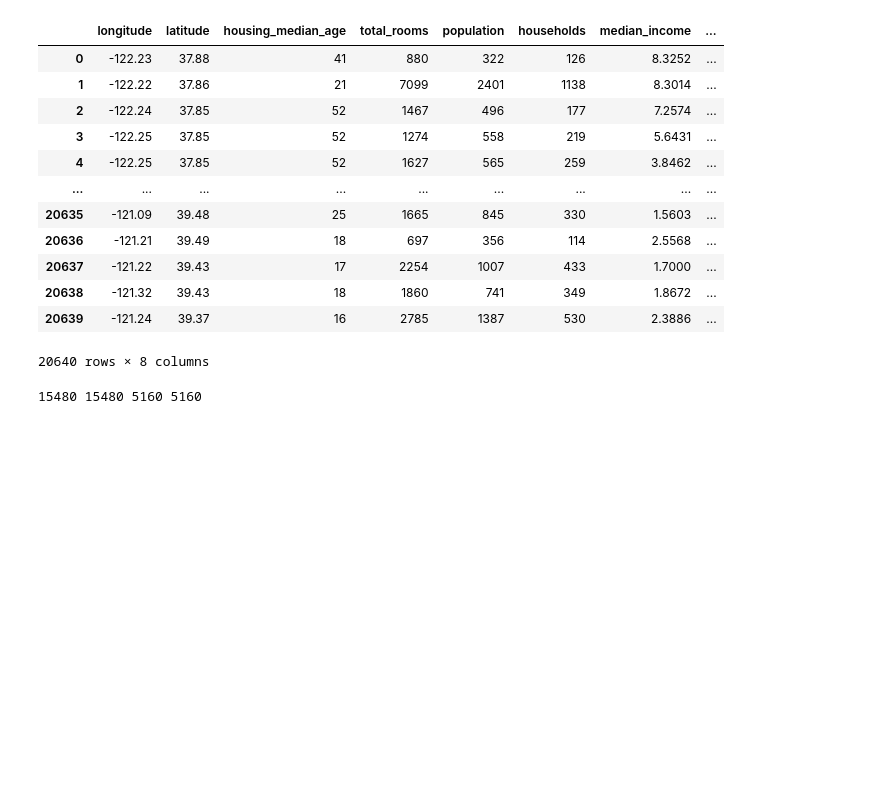
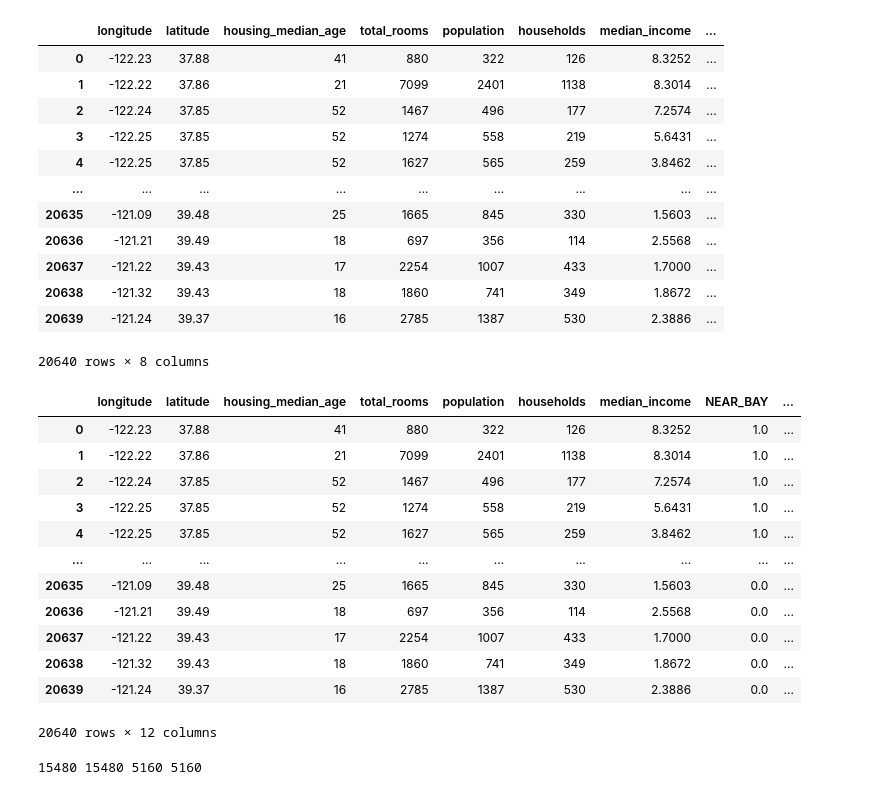
Before and after one commit to MarcDagher/Machine-Learning-Practice, a Jupyter notebook: Regression/Housing Prices/regression_models.ipynb, the cells around one changed output. Drawn from its saved outputs; the diff is of its cells as text; code cells hidden in the pictures; blank space fills up the shorter version.

```diff
--- a/Regression/Housing Prices/regression_models.ipynb
+++ b/Regression/Housing Prices/regression_models.ipynb
@@ -31,30 +31,45 @@ features
 # %%
 # Change ocean_proximity column to 4 different columns
 # 0 => <1OCEAN
 # 1 => NEAR OCEAN
 # 2 => INLAND
 # 3 => ISLAND
 # 4 => NEAR BAY
 
 for i in range(len(features["ocean_proximity"])):
   column_name = features["ocean_proximity"][i]
 
   if column_name == "NEAR BAY": features.loc[i, "NEAR_BAY"] = 1
   else: features.loc[i, "NEAR_BAY"] = 0
 
   if column_name == "NEAR OCEAN": features.loc[i, "NEAR_OCEAN"] = 1
   else: features.loc[i, "NEAR_OCEAN"] = 0
 
   if column_name == "INLAND": features.loc[i, "INLAND"] = 1
   else: features.loc[i, "INLAND"] = 0
 
   if column_name == "ISLAND": features.loc[i, "ISLAND"] = 1
   else: features.loc[i, "ISLAND"] = 0
 
   if column_name == "<1OCEAN": features.loc[i, "<1OCEAN"] = 1
   else: features.loc[i, "<1OCEAN"] = 0
 
 features = features.drop( "ocean_proximity", axis = 1 )
+features
+# %% [output]
+|  | longitude | latitude | housing_median_age | total_rooms | population | households | median_income | NEAR_BAY | ... |
+| 0 | -122.23 | 37.88 | 41 | 880 | 322 | 126 | 8.3252 | 1.0 | ... |
+| 1 | -122.22 | 37.86 | 21 | 7099 | 2401 | 1138 | 8.3014 | 1.0 | ... |
+| 2 | -122.24 | 37.85 | 52 | 1467 | 496 | 177 | 7.2574 | 1.0 | ... |
+| 3 | -122.25 | 37.85 | 52 | 1274 | 558 | 219 | 5.6431 | 1.0 | ... |
+| 4 | -122.25 | 37.85 | 52 | 1627 | 565 | 259 | 3.8462 | 1.0 | ... |
+| ... | ... | ... | ... | ... | ... | ... | ... | ... | ... |
+| 20635 | -121.09 | 39.48 | 25 | 1665 | 845 | 330 | 1.5603 | 0.0 | ... |
+| 20636 | -121.21 | 39.49 | 18 | 697 | 356 | 114 | 2.5568 | 0.0 | ... |
+| 20637 | -121.22 | 39.43 | 17 | 2254 | 1007 | 433 | 1.7000 | 0.0 | ... |
+| 20638 | -121.32 | 39.43 | 18 | 1860 | 741 | 349 | 1.8672 | 0.0 | ... |
+| 20639 | -121.24 | 39.37 | 16 | 2785 | 1387 | 530 | 2.3886 | 0.0 | ... |
+20640 rows × 12 columns
 # %%
 # Split the data
 from sklearn.model_selection import train_test_split
```
Also changed, not shown: parts of 7 cells of this notebook, 1 other file.
